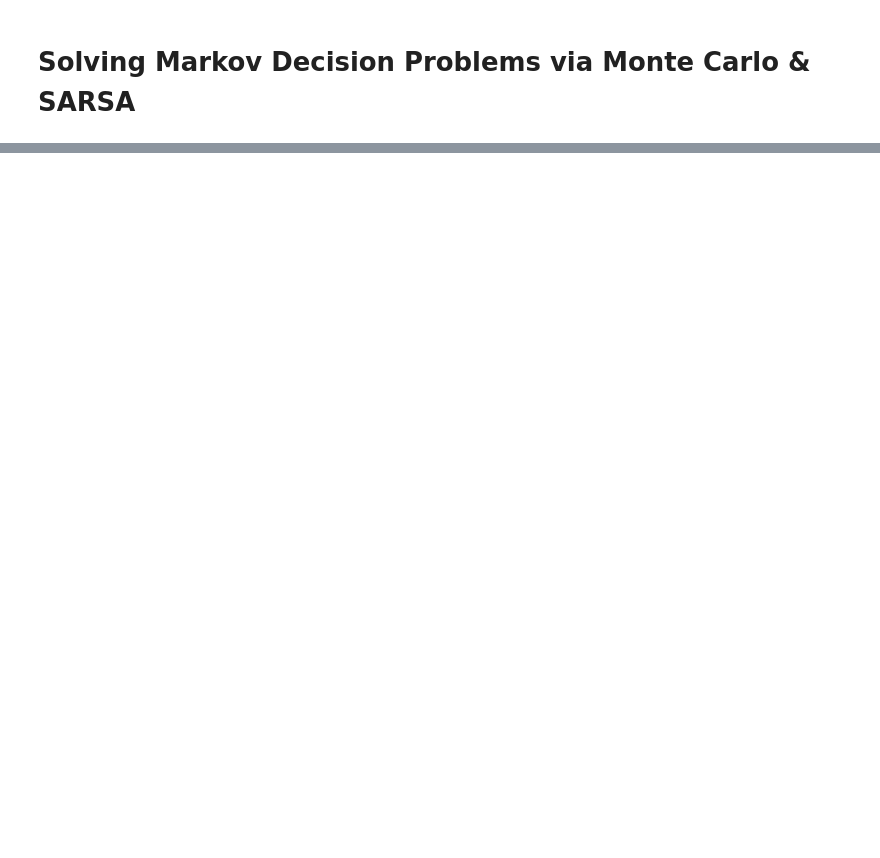
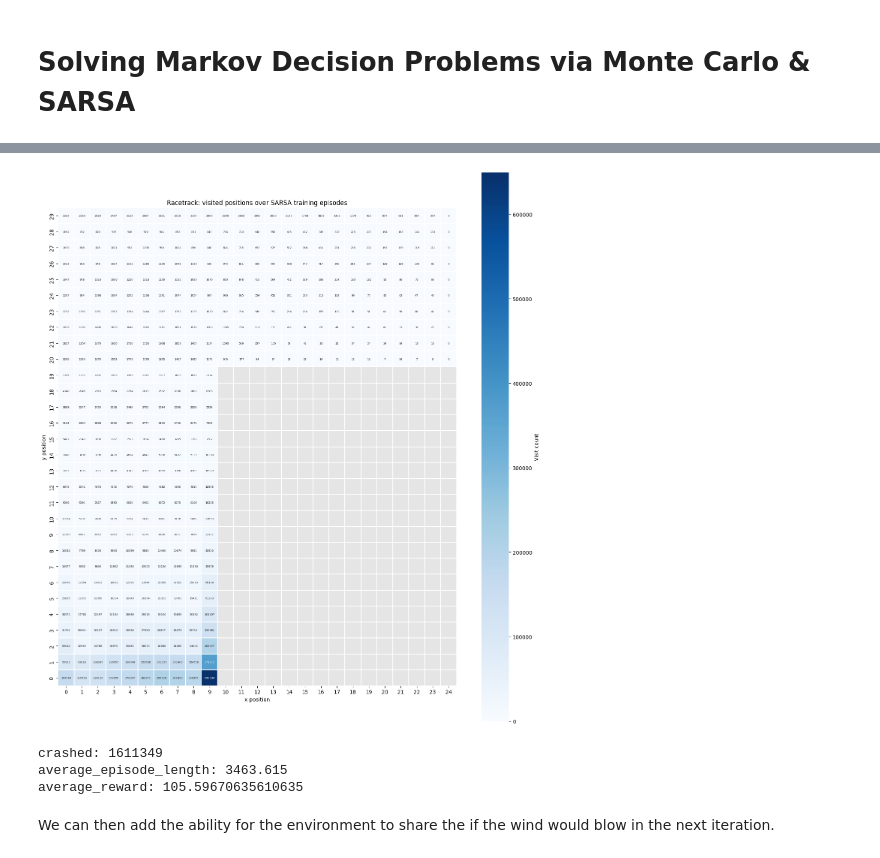
Before and after one commit to RobertMyersJr/CSC-5661, a Jupyter notebook: lab_3/lab_3.ipynb, the cells around one changed output, grey strips where cells are left out. Drawn from its saved outputs; the diff is of its cells as text; code cells hidden in the pictures; blank space fills up the shorter version.

```diff
--- a/lab_3/lab_3.ipynb
+++ b/lab_3/lab_3.ipynb
@@ -575,0 +679,2 @@ average_reward: 0.32469082591790366
+# %%
+wind_sarsa_my_reward_agent, wind_sarsa_my_reward_visits, wind_sarsa_my_reward_results, wind_sarsa_my_reward_track_env = sarsa_with_wind_env(agent_expected_sarsa, False)
@@ -575,0 +699,10 @@ average_reward: 0.32469082591790366
+# %%
+plot_heatmap(wind_sarsa_my_reward_visits, wind_sarsa_my_reward_track_env)
+print_episode_results(wind_sarsa_my_reward_results)
+# %% [output]
+[figure, added]
+crashed: 1611349
+average_episode_length: 3463.615
+average_reward: 105.59670635610635
+# %% [markdown]
+We can then add the ability for the environment to share the if the wind would blow in the next iteration.
```
Also changed, not shown: parts of 36 cells of this notebook, 1 other file.
